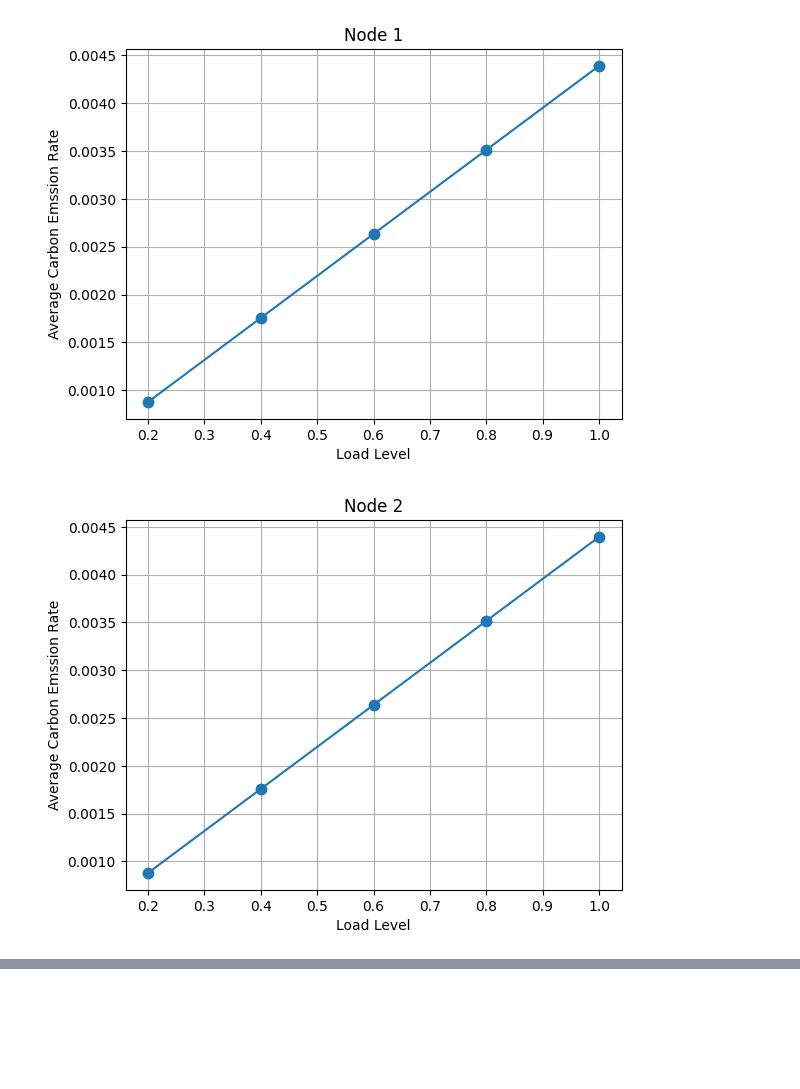
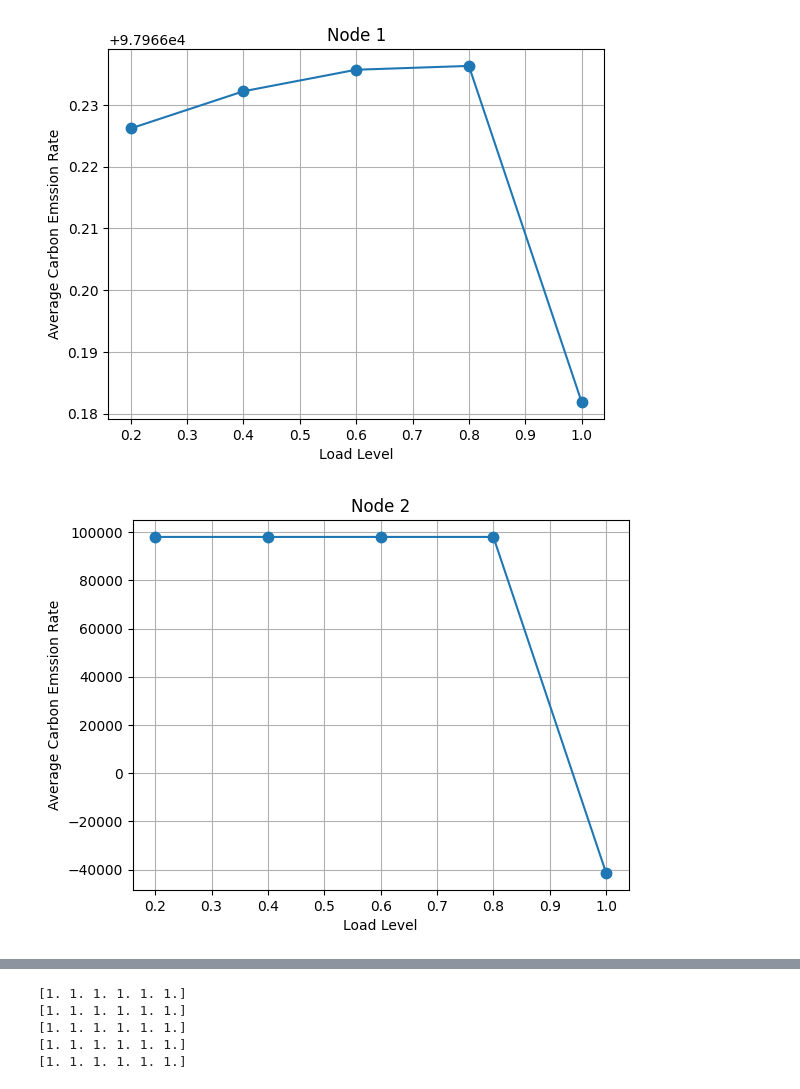
Before and after one commit to yuqing5/Carbon_Emission_Power_Grids, a Jupyter notebook: Yuqing_marginal.ipynb, the cells around one changed output, grey strips where cells are left out. Cells and saved outputs as stored; diff of their text form; code cells hidden in the pictures; blank space fills up the shorter version.

Commit message:
Correct average carbon emission rate and total generation costs. Total Carbon emissions still have problems.

```diff
--- a/Yuqing_marginal.ipynb
+++ b/Yuqing_marginal.ipynb
@@ -22,9 +22,9 @@ with open('6bus_topology.csv', 'r') as csvfile:
         graph_reverse[l[1]].append((l[0], len(line_to_nodes)))
         line_to_nodes.append(l)
 num_lines = len(line_to_nodes)
-load = np.random.uniform(0.2, 1.8, (num_buses, 1)) # load vector i.e. power demand at each bus/node
-line_flow_limit = np.full((num_lines, 1), 1.0) # largest line flow rate is 4.0
-neg_line_flow_limit = np.full((num_lines, 1), -1.0) # smallest is -4.0
+load = np.random.uniform(0.2, 0.6, (num_buses, 1)) # load vector i.e. power demand at each bus/node
+line_flow_limit = np.full((num_lines, 1), 4.0) # largest line flow rate is 4.0
+neg_line_flow_limit = np.full((num_lines, 1), -4.0) # smallest is -4.0
 power_generation_limit = np.full((num_gen, 1), 3.0) # upper limit is 15
 neg_power_generation_limit = np.full((num_gen, 1), 0.0) # lower power generation limit is 0
 # %%
@@ -128,20 +132,13 @@ def get_avg_carbon(load):
 # %%
+carbon_vec_old, _ = get_avg_carbon(load)
+#marginal_rate_vec_all=np.zeros((5, num_buses), dtype=float)
 def get_marginal(load):
     margin_carbon_emission = np.zeros((num_buses, 1), dtype=float)
     for i, v in enumerate(load):
-        total_carbon_emssion = get_avg_carbon(load)
-        print(total_carbon_emssion)
-        epsi = v*0.01
+        epsi = 0.01
         load[i] += epsi
-        total_carbon_emssion_after = get_avg_carbon(load)
-        margin_carbon_emission[i] = (total_carbon_emssion_after - total_carbon_emssion)/epsi
+        carbon_vec_after, _ = get_avg_carbon(load)
+        margin_carbon_emission[i] = ((carbon_vec_after - carbon_vec_old)/epsi)[i]
         load[i] -= epsi
-    return np.reshape(margin_carbon_emission, (num_buses, ))
+    #print(margin_carbon_emission)
+    return margin_carbon_emission
-# %%
-percent = [0.2, 0.4, 0.6, 0.8, 1.0]
-res = []
-for p in percent:
-    load = p*load
-    res.append(get_marginal(load))
-    load = load/p
-res = np.array(res) # shape: [len(percent), num_buses]
@@ -179,0 +145,9 @@ print(res.shape)
+# %%
+marginal_rate_vec_all=np.zeros((5, num_buses), dtype=float)
+total_carbon = []
+total_cost = []
+for i in range(5):
+    load += 0.2
+    marginal_rate_vec_all[i, :] = get_marginal(load).T
+load -= 1.0
+print(marginal_rate_vec_all)
@@ -180,11 +165,11 @@ print(res.shape)
 # %%
 for n in range(num_buses):
     plt.title("Node " + str(n+1))
     plt.xlabel("Load Level")
     plt.ylabel("Average Carbon Emssion Rate")
-    plt.plot([0.2,0.4,0.6,0.8,1.0], res[:, n], marker=".", markersize=15)
+    plt.plot([0.2,0.4,0.6,0.8,1.0], marginal_rate_vec_all[:, n], marker=".", markersize=15)
     plt.grid()
     plt.show()
 # %% [output]
-[figure, old version]
+[figure, new version]
-[figure, old version]
+[figure, new version]
@@ -194,0 +180,14 @@ for n in range(num_buses):
+# %%
+total_carbon = []
+total_cost = []
+for i in range(5):
+    load += 0.2
+    carbon_vec, total_cost_num = get_avg_carbon(load)
+    total_carbon.append(sum(carbon_vec))
+    total_cost.append(total_cost_num)
+# %% [output]
+[1. 1. 1. 1. 1. 1.]
+[1. 1. 1. 1. 1. 1.]
+[1. 1. 1. 1. 1. 1.]
+[1. 1. 1. 1. 1. 1.]
+[1. 1. 1. 1. 1. 1.]
```
Also changed, not shown: parts of 8 cells of this notebook, 2 other files.
